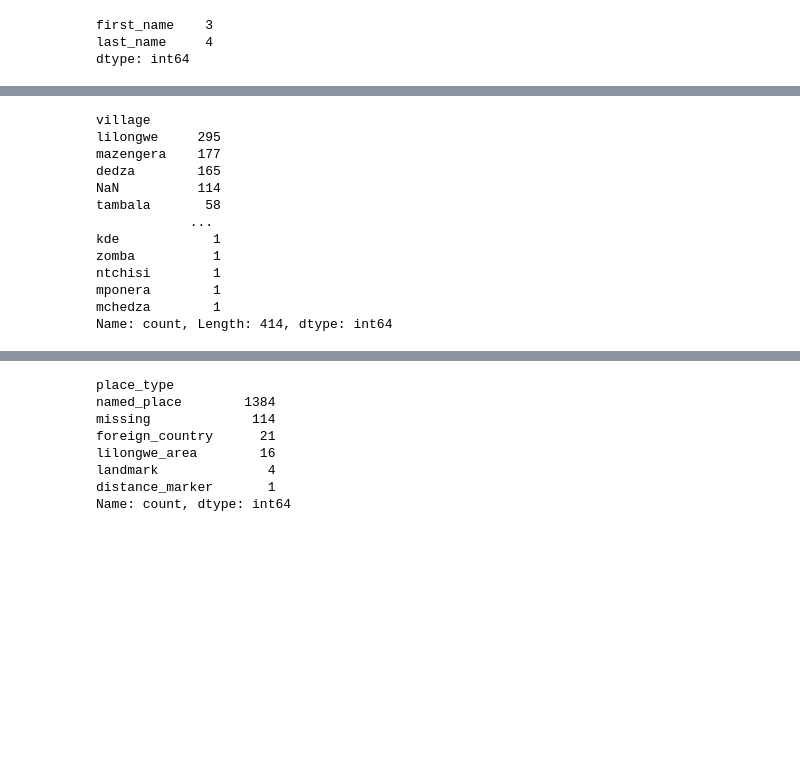
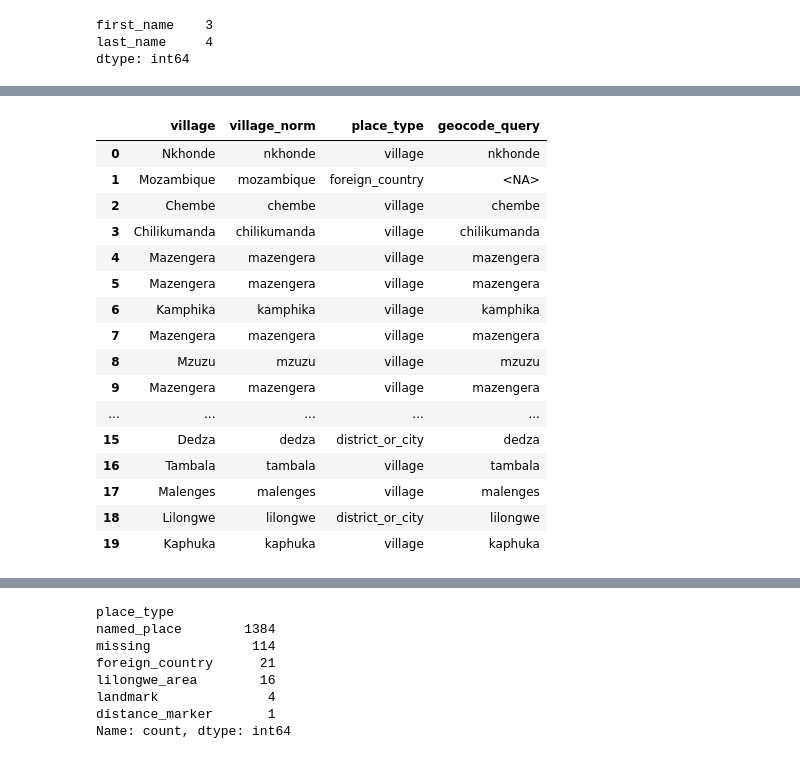
Before and after one commit to mat2m10/nkhoma, a Jupyter notebook: 01_cleaning_old_theater_books/02_cleaning_2022_theatre_book.ipynb, the cells around one changed output, grey strips where cells are left out. Cells and saved outputs as stored; diff of their text form; code cells hidden in the pictures; blank space fills up the shorter version.

```diff
--- a/01_cleaning_old_theater_books/02_cleaning_2022_theatre_book.ipynb
+++ b/01_cleaning_old_theater_books/02_cleaning_2022_theatre_book.ipynb
@@ -221,16 +206,22 @@ df["village"] = df["village"].str.lower()
-# %%
-df["village"].value_counts(dropna=False)
-# %% [output]
-village
-lilongwe     295
-mazengera    177
-dedza        165
-NaN          114
-tambala       58
-            ...
-kde            1
-zomba          1
-ntchisi        1
-mponera        1
-mchedza        1
-Name: count, Length: 414, dtype: int64
+# %%
+df = prepare_village_for_geocoding(df, col="village")
+df["place_type"].value_counts()
+df[["village", "village_norm", "place_type", "geocode_query"]].head(20)
+# %% [output]
+|  | village | village_norm | place_type | geocode_query |
+| 0 | Nkhonde | nkhonde | village | nkhonde |
+| 1 | Mozambique | mozambique | foreign_country | <NA> |
+| 2 | Chembe | chembe | village | chembe |
+| 3 | Chilikumanda | chilikumanda | village | chilikumanda |
+| 4 | Mazengera | mazengera | village | mazengera |
+| 5 | Mazengera | mazengera | village | mazengera |
+| 6 | Kamphika | kamphika | village | kamphika |
+| 7 | Mazengera | mazengera | village | mazengera |
+| 8 | Mzuzu | mzuzu | village | mzuzu |
+| 9 | Mazengera | mazengera | village | mazengera |
+| ... | ... | ... | ... | ... |
+| 15 | Dedza | dedza | district_or_city | dedza |
+| 16 | Tambala | tambala | village | tambala |
+| 17 | Malenges | malenges | village | malenges |
+| 18 | Lilongwe | lilongwe | district_or_city | lilongwe |
+| 19 | Kaphuka | kaphuka | village | kaphuka |
```
Also changed, not shown: parts of 12 cells of this notebook, 2 other files.
